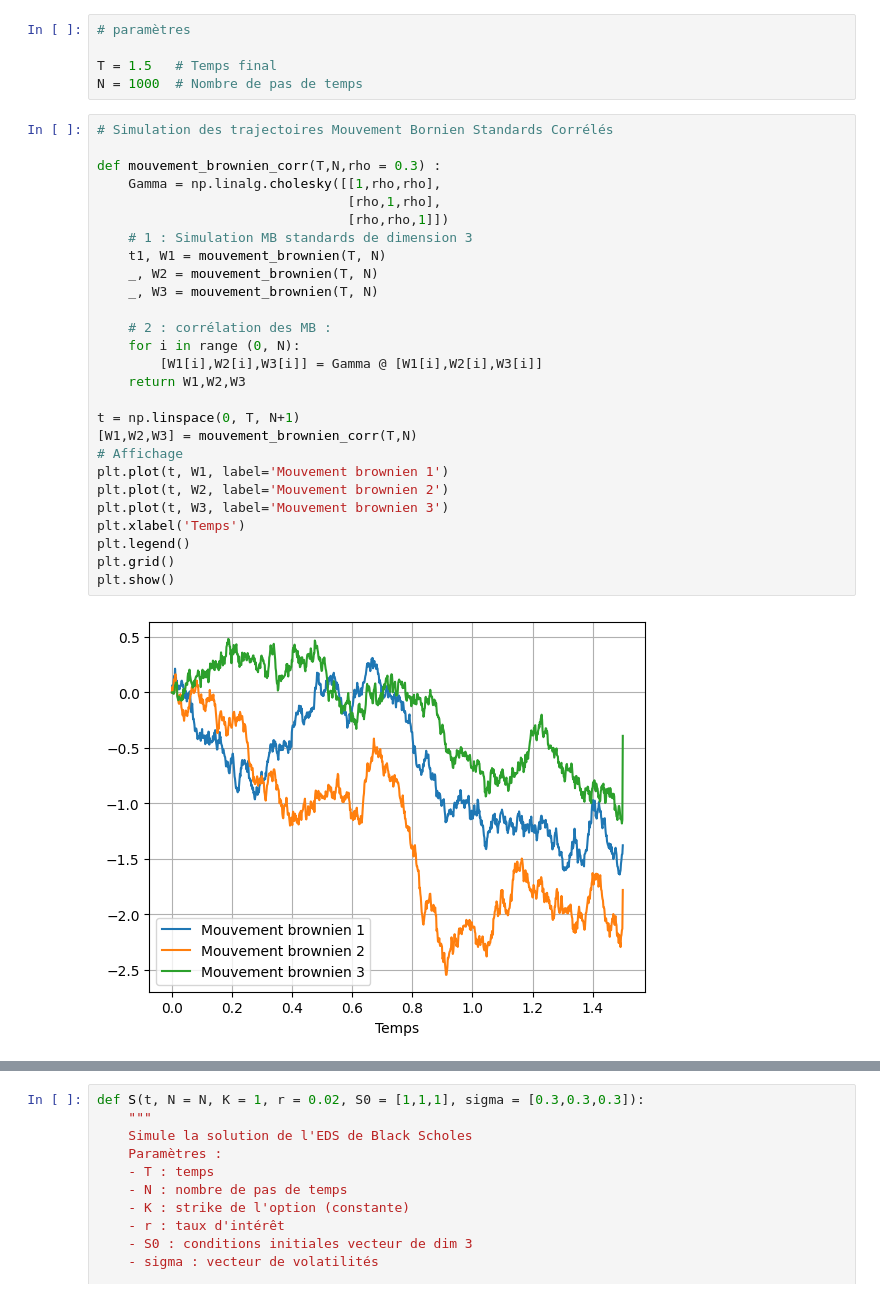
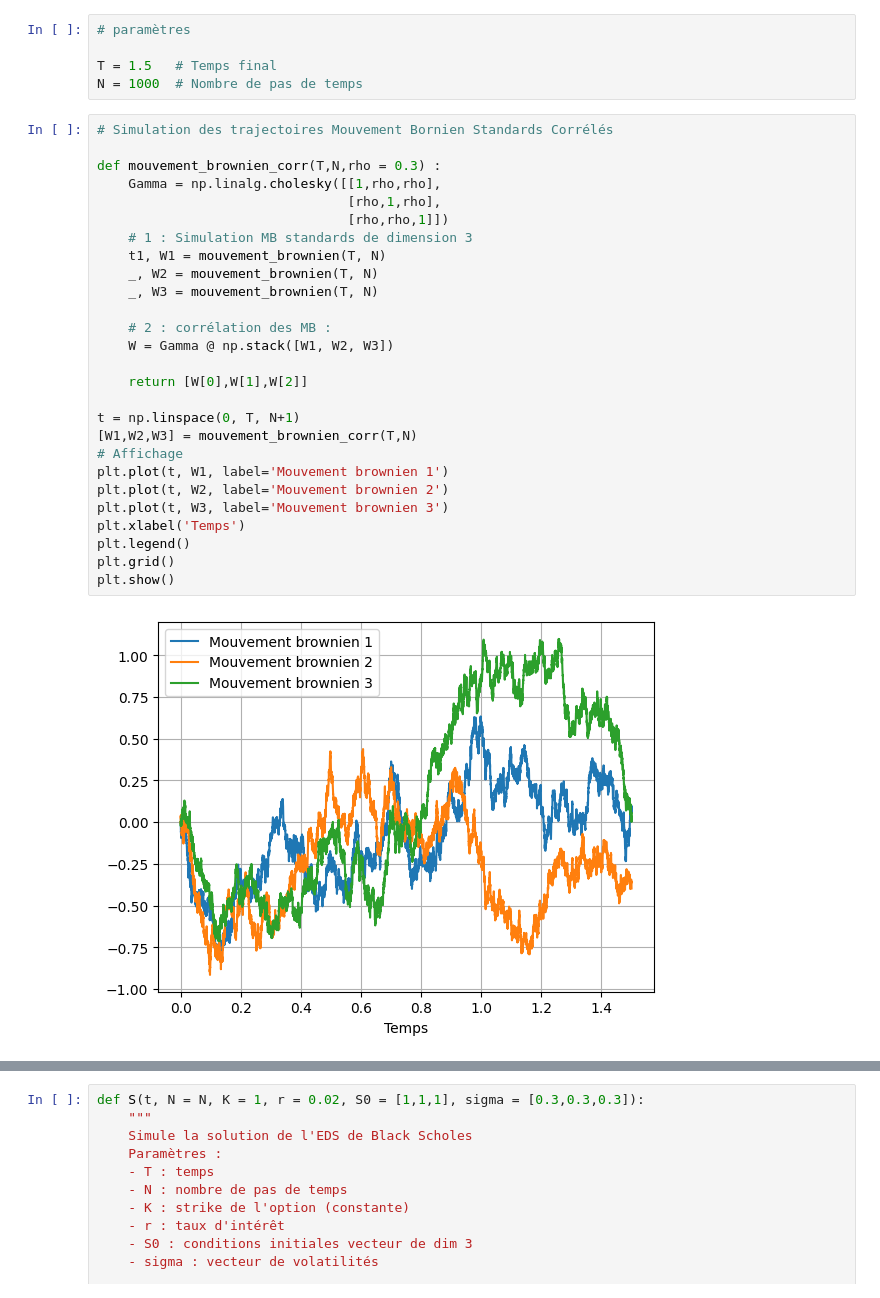
Before and after one commit to quentin-beaurez/Best-of-Options, a Jupyter notebook: BestOf.ipynb, the cells around one changed output, grey strips where cells are left out. Saved outputs shown, nothing was run; the diff lists cells and outputs as text.

```diff
--- a/BestOf.ipynb
+++ b/BestOf.ipynb
@@ -66,29 +66,29 @@ N = 1000  # Nombre de pas de temps
 # %%
 # Simulation des trajectoires Mouvement Bornien Standards Corrélés
 
 def mouvement_brownien_corr(T,N,rho = 0.3) :
     Gamma = np.linalg.cholesky([[1,rho,rho],
                                 [rho,1,rho],
                                 [rho,rho,1]])
     # 1 : Simulation MB standards de dimension 3
     t1, W1 = mouvement_brownien(T, N)
     _, W2 = mouvement_brownien(T, N)
     _, W3 = mouvement_brownien(T, N)
 
     # 2 : corrélation des MB :
-    for i in range (0, N):
-        [W1[i],W2[i],W3[i]] = Gamma @ [W1[i],W2[i],W3[i]]
-    return W1,W2,W3
+    W = Gamma @ np.stack([W1, W2, W3])
+
+    return [W[0],W[1],W[2]]
 
 t = np.linspace(0, T, N+1)
 [W1,W2,W3] = mouvement_brownien_corr(T,N)
 # Affichage
 plt.plot(t, W1, label='Mouvement brownien 1')
 plt.plot(t, W2, label='Mouvement brownien 2')
 plt.plot(t, W3, label='Mouvement brownien 3')
 plt.xlabel('Temps')
 plt.legend()
 plt.grid()
 plt.show()
 # %% [output]
-[figure, old version]
+[figure, new version]
```
Also changed, not shown: parts of 12 cells of this notebook.
